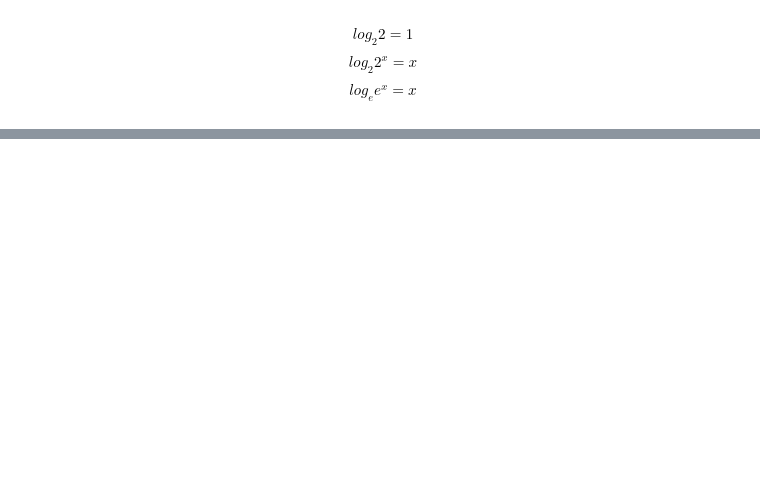
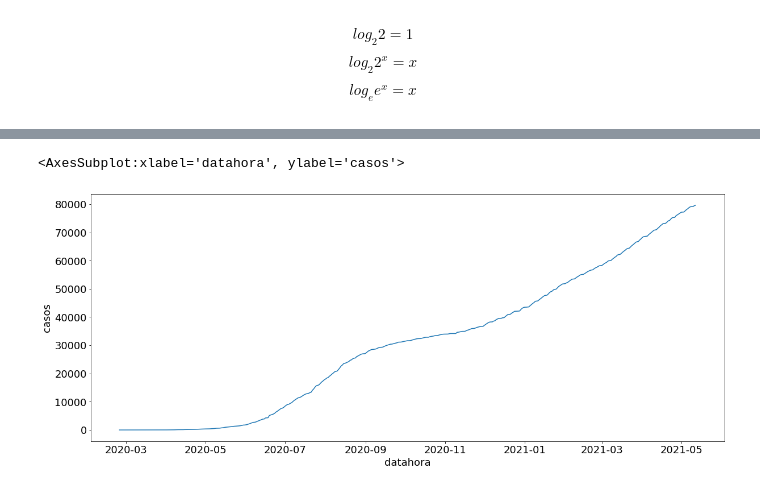
Before and after one commit to cmattosr/bootcampDS_Mod03, a Jupyter notebook: BootcampDataScience_Mod03.ipynb, the cells around one changed output, grey strips where cells are left out. Saved outputs shown, nothing was run; the diff lists cells and outputs as text; code cells hidden in the pictures; blank space fills up the shorter version.

```diff
--- a/BootcampDataScience_Mod03.ipynb
+++ b/BootcampDataScience_Mod03.ipynb
@@ -81,0 +102,4 @@ Desafio 02: Escolher outro municípioo para fazer a análise
+# %%
+#Município escolhido foi Campinas
+dados_campinas = dados.loc[dados["nome_munic"] == "Campinas", :]
+dados_campinas
@@ -81,0 +120,6 @@ Desafio 02: Escolher outro municípioo para fazer a análise
+# %%
+#plotar os casos de covid em Campinas
+sns.lineplot(x="datahora", y="casos", data=dados_campinas)
+# %% [output]
+<AxesSubplot:xlabel='datahora', ylabel='casos'>
+[figure, added]
```
Also changed, not shown: parts of 35 cells of this notebook.
